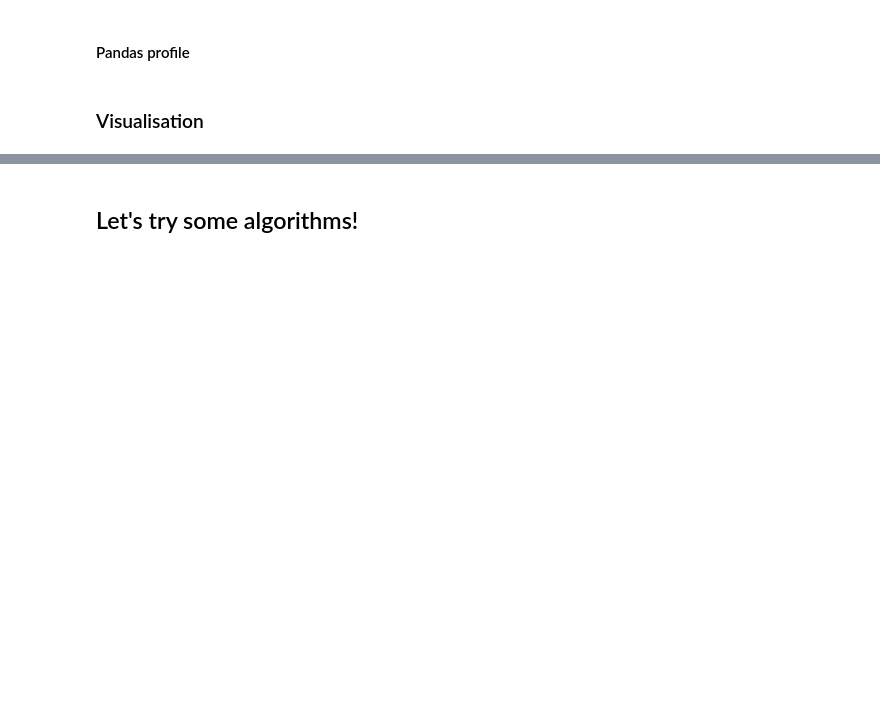
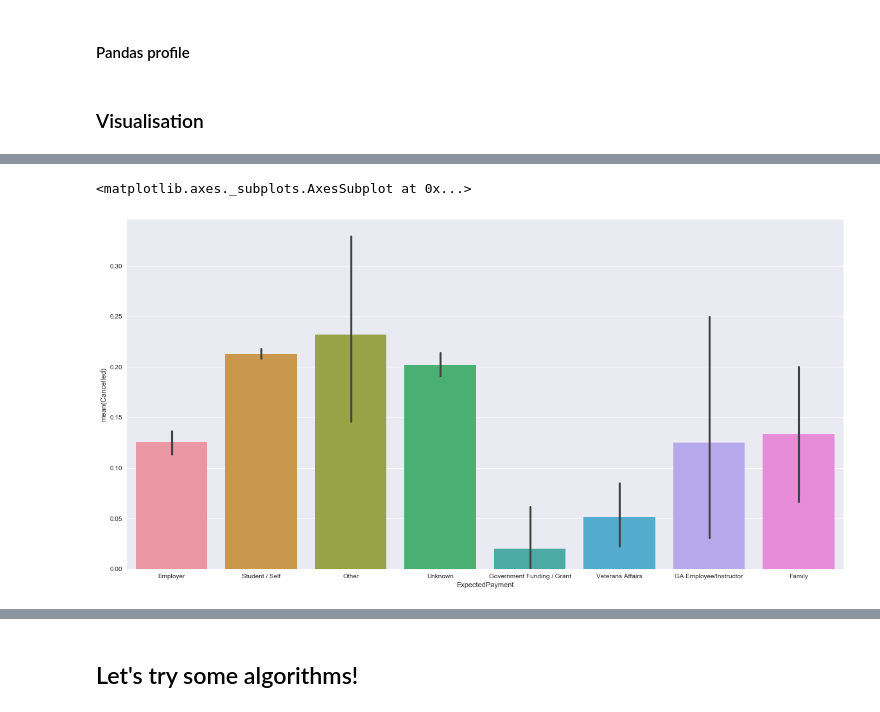
Before and after one commit to mikaelasquirchuk/dat8syd-project, a Jupyter notebook: New-Enrolments.ipynb, the cells around one changed output, grey strips where cells are left out. Saved outputs shown, nothing was run; the diff lists cells and outputs as text; code cells hidden in the pictures; blank space fills up the shorter version.

```diff
--- a/New-Enrolments.ipynb
+++ b/New-Enrolments.ipynb
@@ -164,3 +359,6 @@ sns.barplot(x='Metro', y = 'Cancelled', data = enrolments)
 # %%
 plt.figure(figsize = (20,10))
-sns.barplot(x='Course', y = 'Cancelled', data = enrolments)
+sns.barplot(x='ExpectedPayment', y = 'Cancelled', data = enrolments)
+# %% [output]
+<matplotlib.axes._subplots.AxesSubplot at 0x...>
+[figure, added]
```
Also changed, not shown: parts of 50 cells of this notebook, 50 other files.
